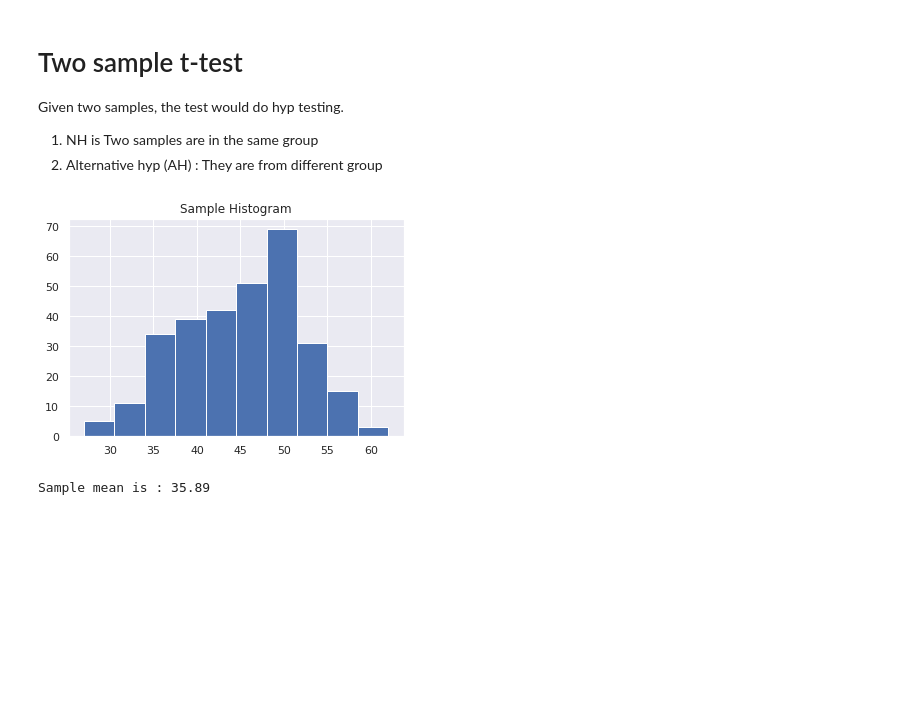
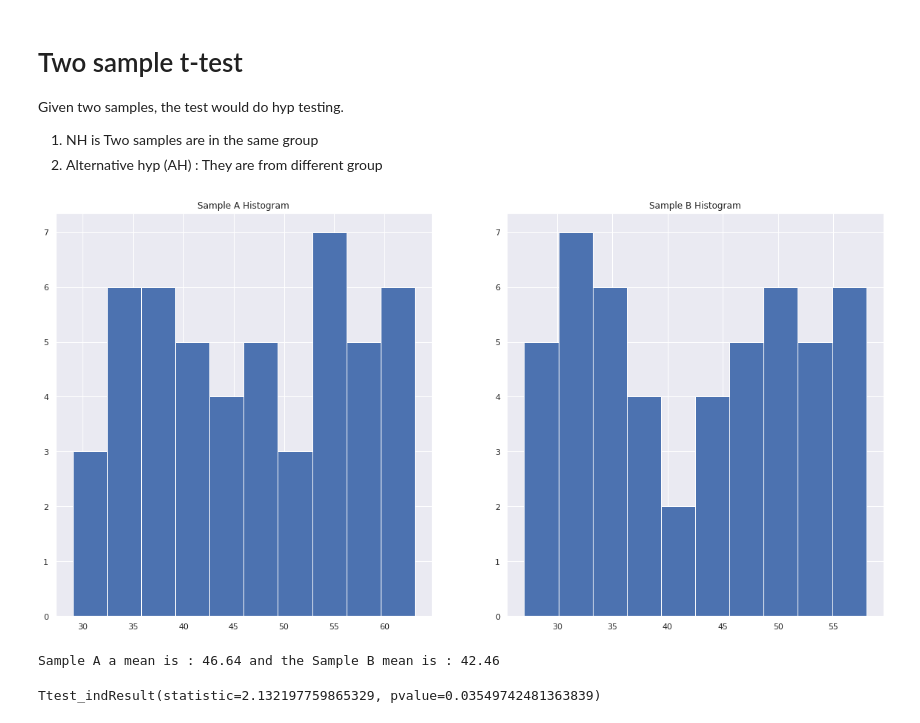
Before and after one commit to bhavinmoriya/Miscellaneous, a Jupyter notebook: hypothesis-testing.ipynb, the cells around one changed output. Saved outputs shown, nothing was run; the diff lists cells and outputs as text; code cells hidden in the pictures; blank space fills up the shorter version.

```diff
--- a/hypothesis-testing.ipynb
+++ b/hypothesis-testing.ipynb
@@ -160,16 +160,30 @@ Given two samples, the test would do hyp testing.
 1. NH is Two samples are in the same group
 2. Alternative hyp (AH) : They are from different group
 # %%
-samp1 = poisson.rvs(loc=18, mu=30, size=200)
-samp2 = poisson.rvs(loc=18, mu=20, size=100)
-sample3 = np.concatenate((samp1, samp2))
-plt.hist(sample3)
+samp1 = poisson.rvs(loc=18, mu=35, size=30)
+samp2 = poisson.rvs(loc=18, mu=20, size=20)
+samp3 = poisson.rvs(loc=18, mu=30, size=30)
+samp4 = poisson.rvs(loc=18, mu=15, size=20)
+sampleA = np.concatenate((samp1, samp2))
+sampleB = np.concatenate((samp3, samp4))
+fig, ax = plt.subplots(1,2,figsize=(20,10))
+ax[0].hist(sampleA)
 # plt.axvline(48,c='r')
 # plt.axvline(38,c='r')
-plt.title('Sample Histogram');
+ax[0].set_title('Sample A Histogram');
+ax[1].hist(sampleB)
+# plt.axvline(48,c='r')
+# plt.axvline(38,c='r')
+ax[1].set_title('Sample B Histogram');
 # %% [output]
-[figure, old version]
+[figure, new version]
 # %%
-print(f'Sample mean is : {sample.mean()}')
+print(f'Sample A a mean is : {sampleA.mean()} and the Sample B mean is : {sampleB.mean()}')
 # %% [output]
-Sample mean is : 35.89
+Sample A a mean is : 46.64 and the Sample B mean is : 42.46
+# %%
+ttest_ind(a=sampleA, # a, b are symmetric
+         b=sampleB,
+         equal_var=False) # does not assumes equal variance
+# %% [output]
+Ttest_indResult(statistic=2.132197759865329, pvalue=0.03549742481363839)
```
Also changed, not shown: parts of 11 cells of this notebook.
